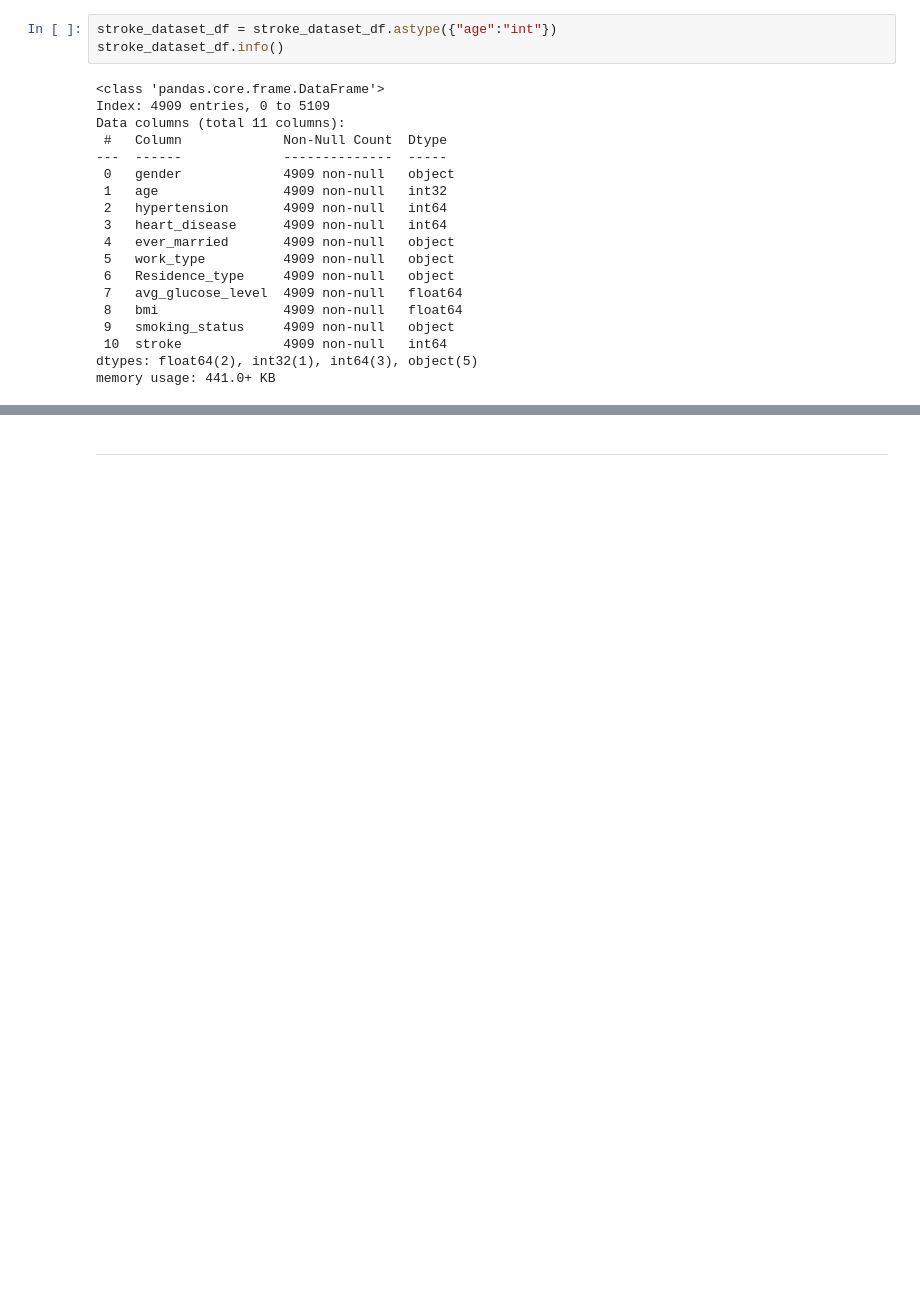
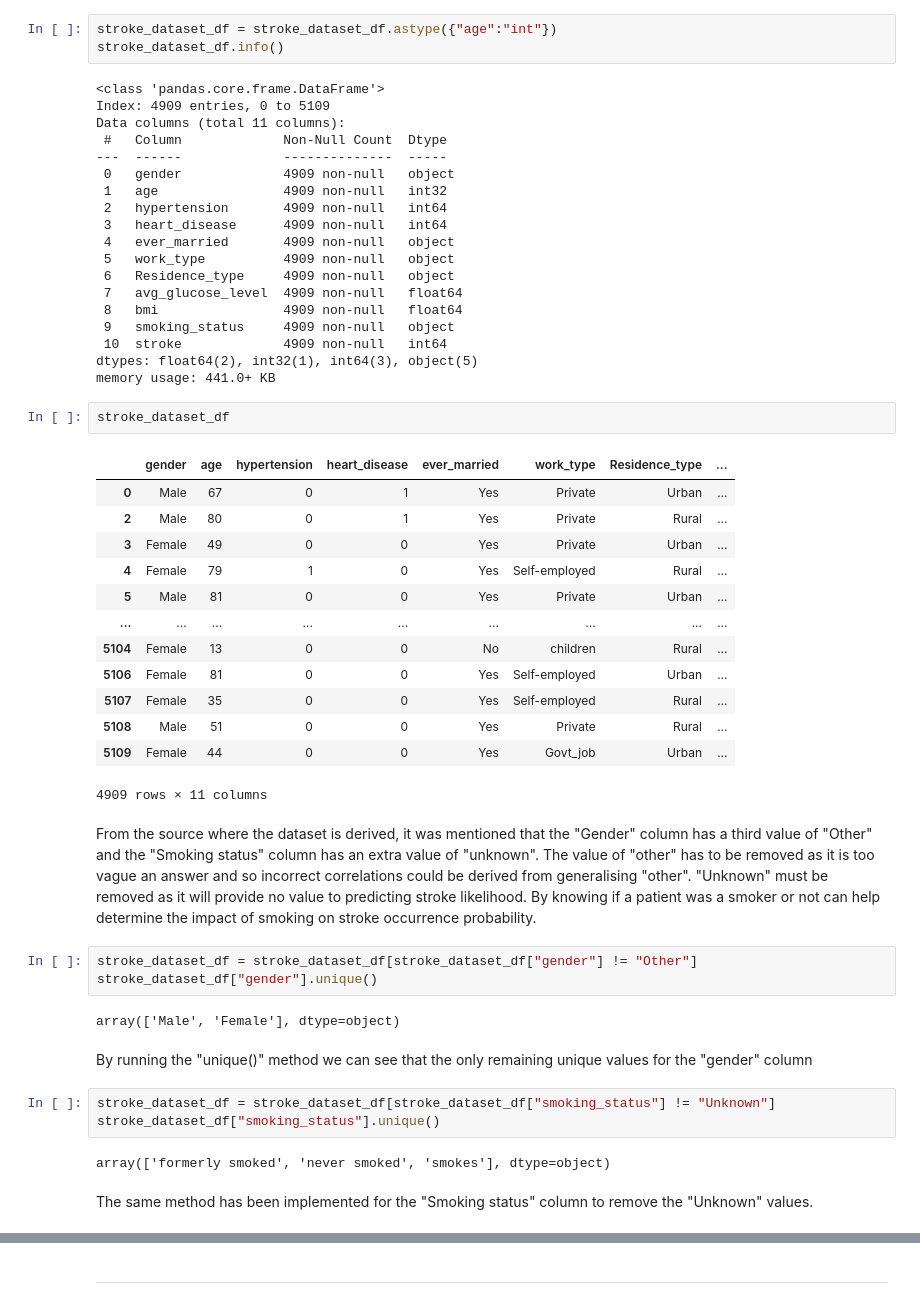
Before and after one commit to naqashb7/stroke_prediction_app, a Jupyter notebook: jupyter_notebooks/ETL.ipynb, the cells around one changed output, grey strips where cells are left out. Cells and saved outputs as stored; diff of their text form; blank space fills up the shorter version.

Commit message:
Extra values removed that were too vague and a final analysis of the data was done

```diff
--- a/jupyter_notebooks/ETL.ipynb
+++ b/jupyter_notebooks/ETL.ipynb
@@ -186,3 +186,35 @@ Data columns (total 11 columns):
  10  stroke             4909 non-null   int64
 dtypes: float64(2), int32(1), int64(3), object(5)
 memory usage: 441.0+ KB
+# %%
+stroke_dataset_df
+# %% [output]
+|  | gender | age | hypertension | heart_disease | ever_married | work_type | Residence_type | ... |
+| 0 | Male | 67 | 0 | 1 | Yes | Private | Urban | ... |
+| 2 | Male | 80 | 0 | 1 | Yes | Private | Rural | ... |
+| 3 | Female | 49 | 0 | 0 | Yes | Private | Urban | ... |
+| 4 | Female | 79 | 1 | 0 | Yes | Self-employed | Rural | ... |
+| 5 | Male | 81 | 0 | 0 | Yes | Private | Urban | ... |
+| ... | ... | ... | ... | ... | ... | ... | ... | ... |
+| 5104 | Female | 13 | 0 | 0 | No | children | Rural | ... |
+| 5106 | Female | 81 | 0 | 0 | Yes | Self-employed | Urban | ... |
+| 5107 | Female | 35 | 0 | 0 | Yes | Self-employed | Rural | ... |
+| 5108 | Male | 51 | 0 | 0 | Yes | Private | Rural | ... |
+| 5109 | Female | 44 | 0 | 0 | Yes | Govt_job | Urban | ... |
+4909 rows × 11 columns
+# %% [markdown]
+From the source where the dataset is derived, it was mentioned that the "Gender" column has a third value of "Other" and the "Smoking status" column has an extra value of "unknown". The value of "other" has to be removed as it is too vague an answer and so incorrect correlations could be derived from generalising "other". "Unknown" must be removed as it will provide no value to predicting stroke likelihood. By knowing if a patient was a smoker or not can help determine the impact of smoking on stroke occurrence probability.
+# %%
+stroke_dataset_df = stroke_dataset_df[stroke_dataset_df["gender"] != "Other"]
+stroke_dataset_df["gender"].unique()
+# %% [output]
+array(['Male', 'Female'], dtype=object)
+# %% [markdown]
+By running the "unique()" method we can see that the only remaining unique values for the "gender" column
+# %%
+stroke_dataset_df = stroke_dataset_df[stroke_dataset_df["smoking_status"] != "Unknown"]
+stroke_dataset_df["smoking_status"].unique()
+# %% [output]
+array(['formerly smoked', 'never smoked', 'smokes'], dtype=object)
+# %% [markdown]
+The same method has been implemented for the "Smoking status" column to remove the "Unknown" values.
```
Also changed, not shown: parts of 8 cells of this notebook, 1 other file.
